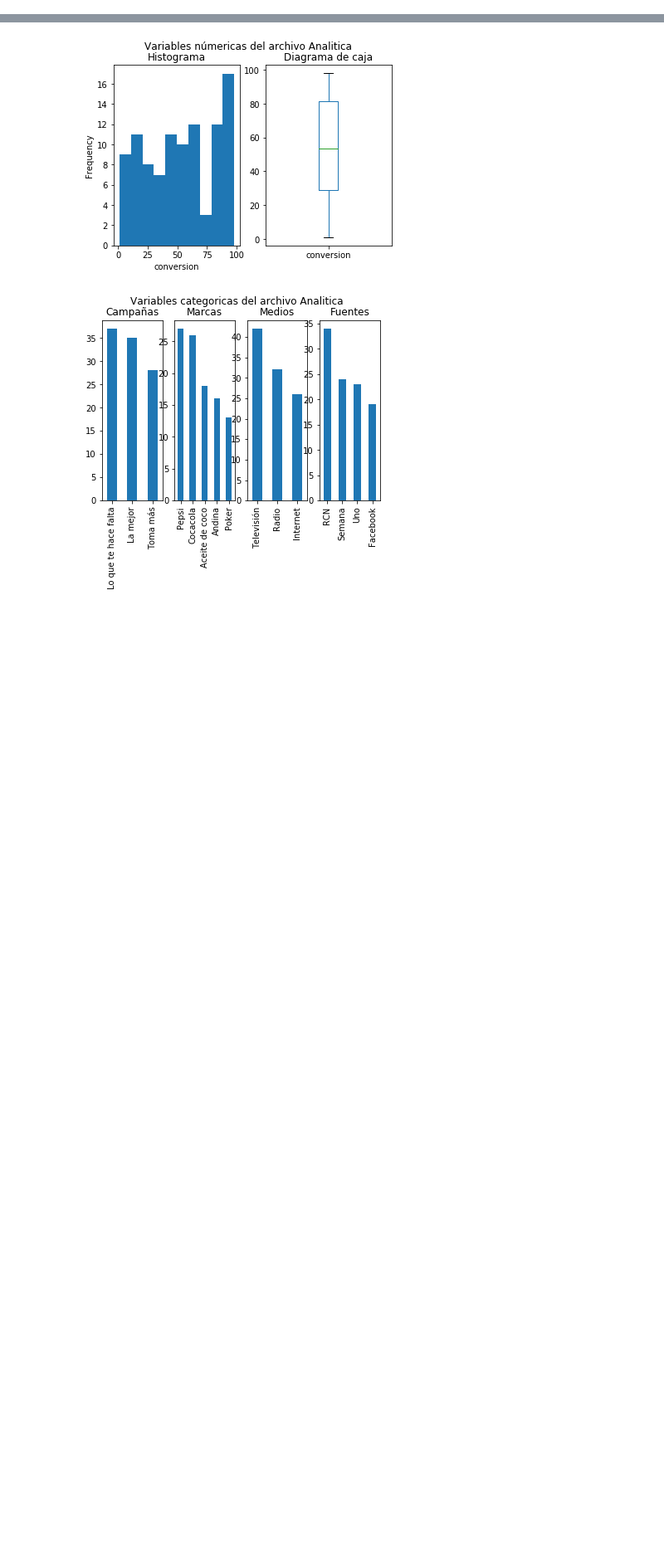
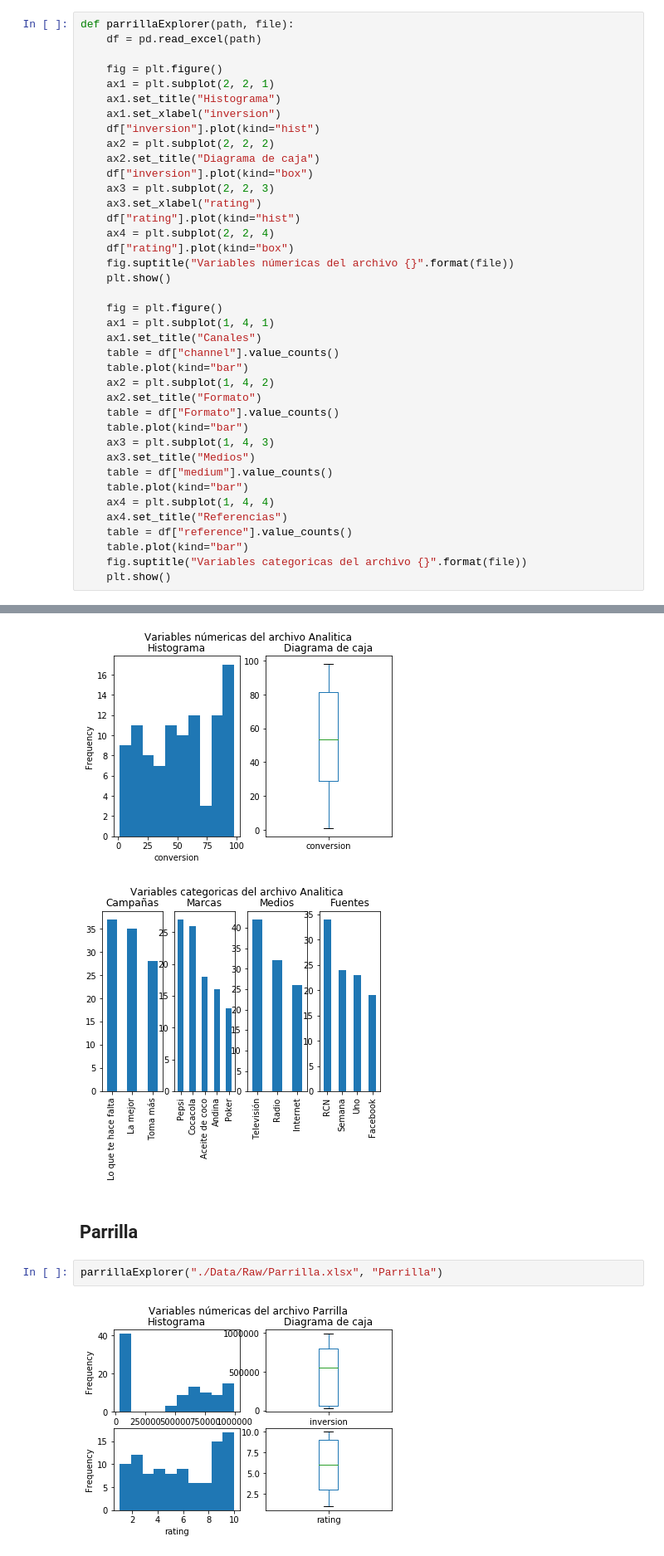
Before and after one commit to riarangogi/ResolveStudio, a Jupyter notebook: Explorer.ipynb, the cells around one changed output, grey strips where cells are left out. Shown at 83% size. Cells and saved outputs as stored; diff of their text form; blank space fills up the shorter version.

Commit message:
I created the parrillaExplorer function

```diff
--- a/Explorer.ipynb
+++ b/Explorer.ipynb
@@ -36,6 +36,45 @@ def analyticsExplorer(path, file):
     table.plot(kind="bar")
     fig.suptitle("Variables categoricas del archivo {}".format(file))
     plt.show()
+# %%
+def parrillaExplorer(path, file):
+    df = pd.read_excel(path)
+
+    fig = plt.figure()
+    ax1 = plt.subplot(2, 2, 1)
+    ax1.set_title("Histograma")
+    ax1.set_xlabel("inversion")
+    df["inversion"].plot(kind="hist")
+    ax2 = plt.subplot(2, 2, 2)
+    ax2.set_title("Diagrama de caja")
+    df["inversion"].plot(kind="box")
+    ax3 = plt.subplot(2, 2, 3)
+    ax3.set_xlabel("rating")
+    df["rating"].plot(kind="hist")
+    ax4 = plt.subplot(2, 2, 4)
+    df["rating"].plot(kind="box")
+    fig.suptitle("Variables númericas del archivo {}".format(file))
+    plt.show()
+
+    fig = plt.figure()
+    ax1 = plt.subplot(1, 4, 1)
+    ax1.set_title("Canales")
+    table = df["channel"].value_counts()
+    table.plot(kind="bar")
+    ax2 = plt.subplot(1, 4, 2)
+    ax2.set_title("Formato")
+    table = df["Formato"].value_counts()
+    table.plot(kind="bar")
+    ax3 = plt.subplot(1, 4, 3)
+    ax3.set_title("Medios")
+    table = df["medium"].value_counts()
+    table.plot(kind="bar")
+    ax4 = plt.subplot(1, 4, 4)
+    ax4.set_title("Referencias")
+    table = df["reference"].value_counts()
+    table.plot(kind="bar")
+    fig.suptitle("Variables categoricas del archivo {}".format(file))
+    plt.show()
 # %% [markdown]
 ## Analitica
 # %%
@@ -43,3 +82,9 @@ analyticsExplorer("./Data/Raw/Analitica.xlsx", "Analitica")
 # %% [output]
 [figure]
 [figure]
+# %% [markdown]
+## Parrilla
+# %%
+parrillaExplorer("./Data/Raw/Parrilla.xlsx", "Parrilla")
+# %% [output]
+[figure, added]
```
Also changed, not shown: parts of 1 cell of this notebook.
